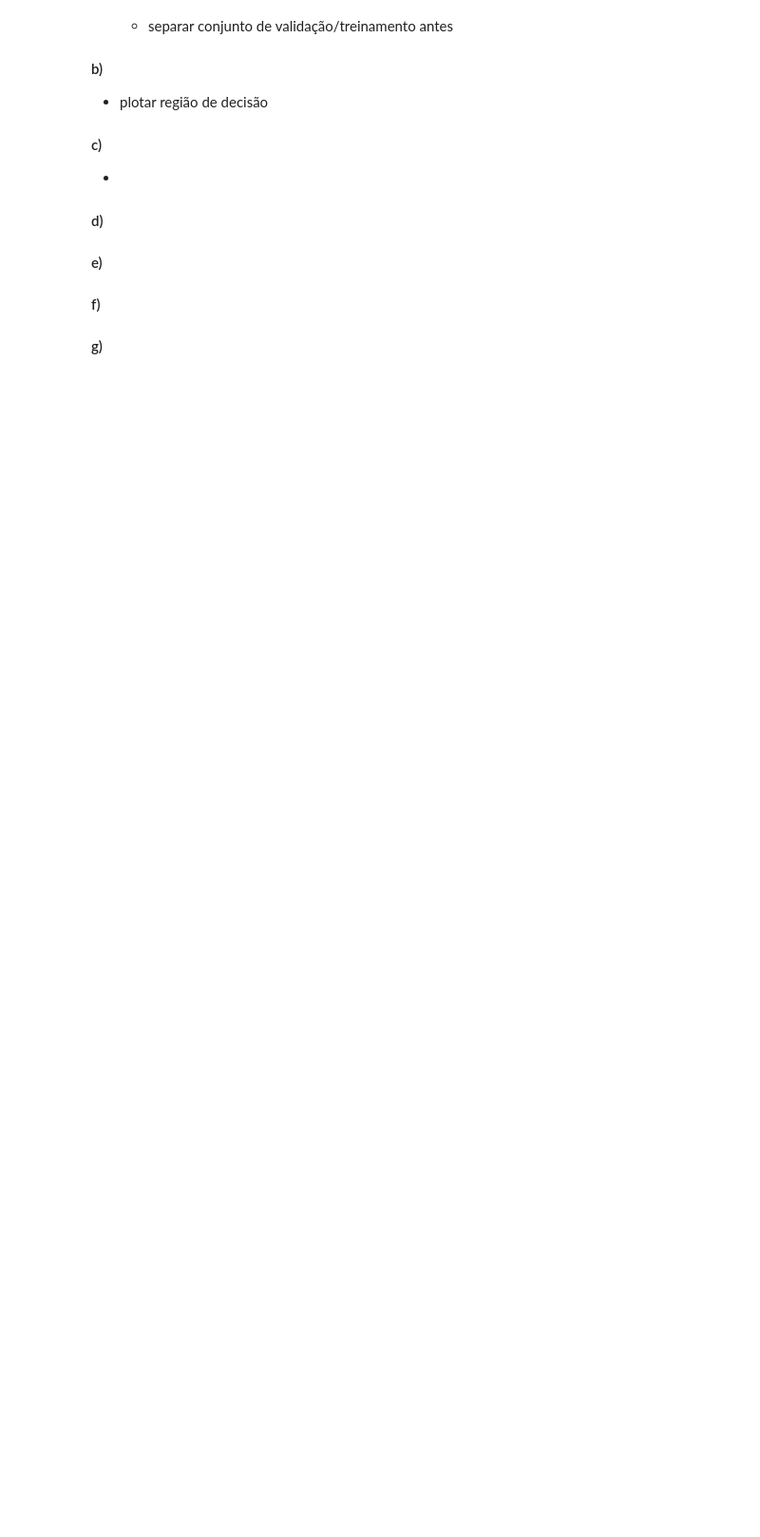
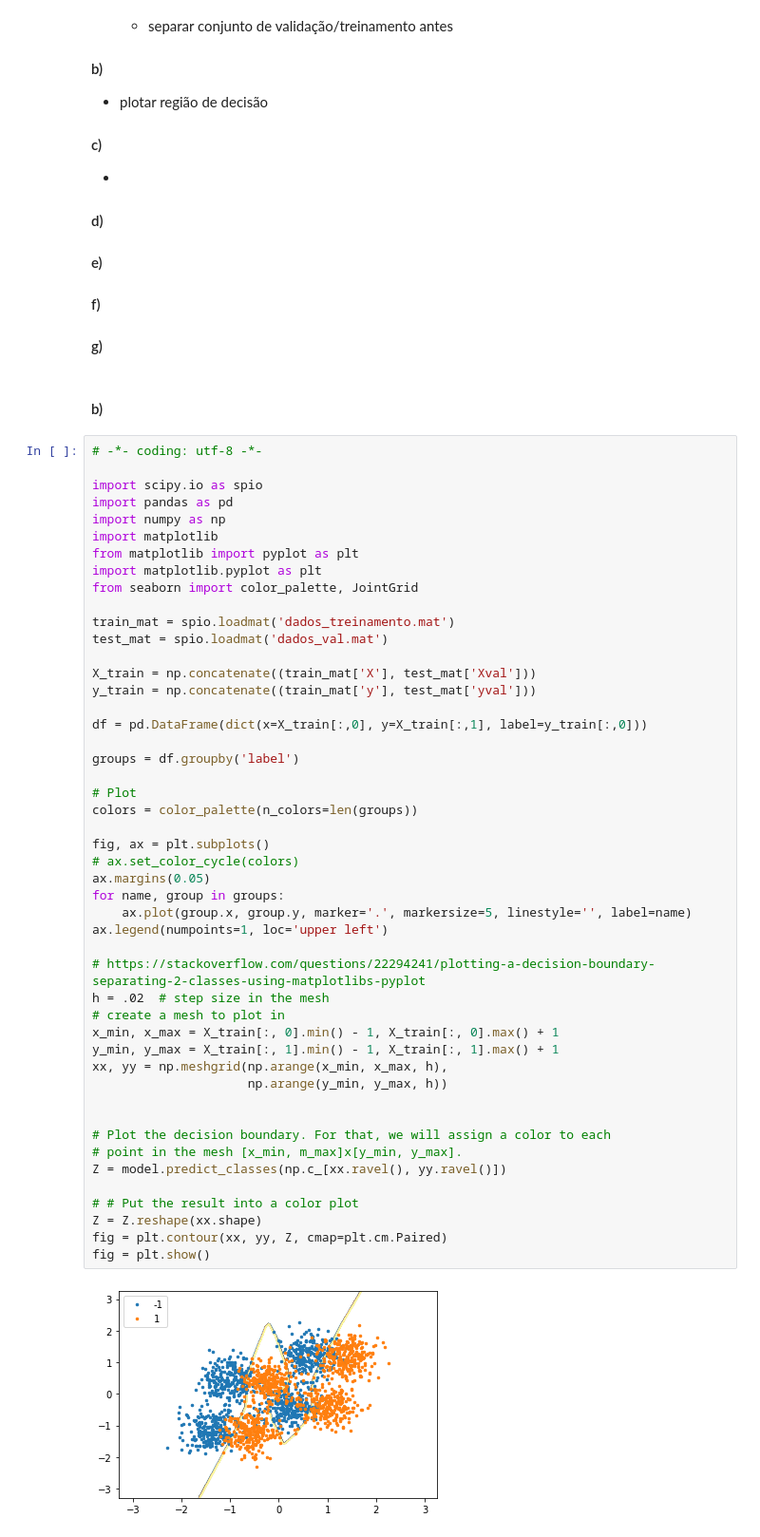
Before and after one commit to seoruosa/ia006_aprendizado-de-maquina_feec-unicamp, a Jupyter notebook: EFC/EFC3/Computacional.ipynb, the cells around one changed output. Shown: that part at 95% size. Cells and saved outputs as stored; diff of their text form; blank space fills up the shorter version.

Commit message:
plotted decision region

```diff
--- a/EFC/EFC3/Computacional.ipynb
+++ b/EFC/EFC3/Computacional.ipynb
@@ -170,3 +189,55 @@ print(accuracy_score(y_test, pred))
 #### e)
 #### f)
 #### g)
+# %% [markdown]
+#### b)
+# %%
+# -*- coding: utf-8 -*-
+
+import scipy.io as spio
+import pandas as pd
+import numpy as np
+import matplotlib
+from matplotlib import pyplot as plt
+import matplotlib.pyplot as plt
+from seaborn import color_palette, JointGrid
+
+train_mat = spio.loadmat('dados_treinamento.mat')
+test_mat = spio.loadmat('dados_val.mat')
+
+X_train = np.concatenate((train_mat['X'], test_mat['Xval']))
+y_train = np.concatenate((train_mat['y'], test_mat['yval']))
+
+df = pd.DataFrame(dict(x=X_train[:,0], y=X_train[:,1], label=y_train[:,0]))
+
+groups = df.groupby('label')
+
+# Plot
+colors = color_palette(n_colors=len(groups))
+
+fig, ax = plt.subplots()
+# ax.set_color_cycle(colors)
+ax.margins(0.05)
+for name, group in groups:
+    ax.plot(group.x, group.y, marker='.', markersize=5, linestyle='', label=name)
+ax.legend(numpoints=1, loc='upper left')
+
+# https://stackoverflow.com/questions/22294241/plotting-a-decision-boundary-separating-2-classes-using-matplotlibs-pyplot
+h = .02  # step size in the mesh
+# create a mesh to plot in
+x_min, x_max = X_train[:, 0].min() - 1, X_train[:, 0].max() + 1
+y_min, y_max = X_train[:, 1].min() - 1, X_train[:, 1].max() + 1
+xx, yy = np.meshgrid(np.arange(x_min, x_max, h),
+                     np.arange(y_min, y_max, h))
+
+
+# Plot the decision boundary. For that, we will assign a color to each
+# point in the mesh [x_min, m_max]x[y_min, y_max].
+Z = model.predict_classes(np.c_[xx.ravel(), yy.ravel()])
+
+# # Put the result into a color plot
+Z = Z.reshape(xx.shape)
+fig = plt.contour(xx, yy, Z, cmap=plt.cm.Paired)
+fig = plt.show()
+# %% [output]
+[figure, added]
```
Also changed, not shown: parts of 12 cells of this notebook.
